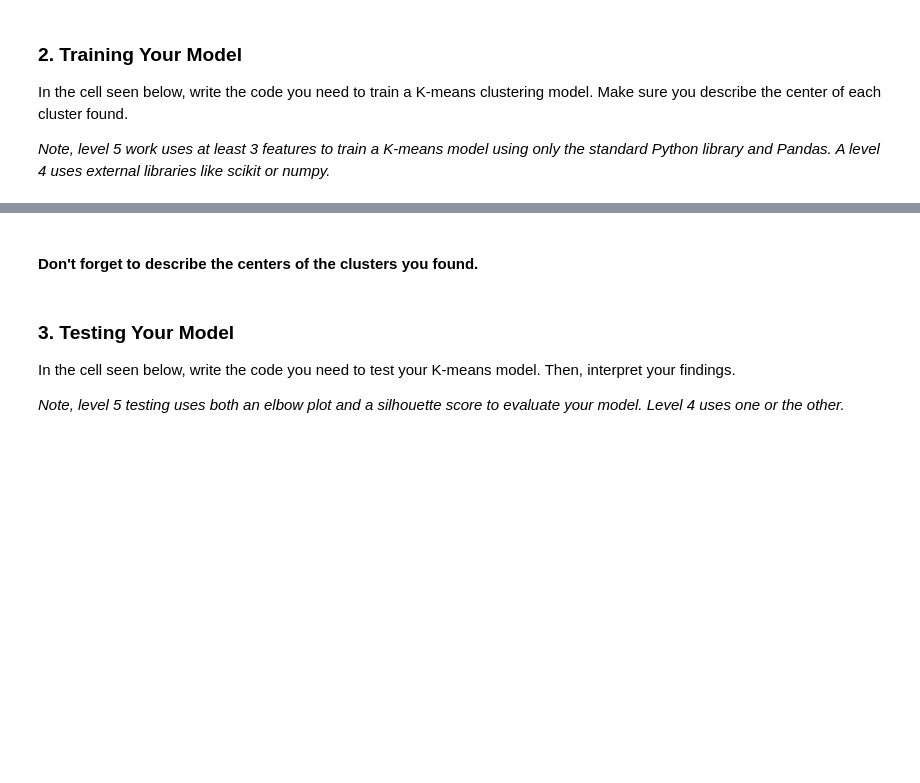
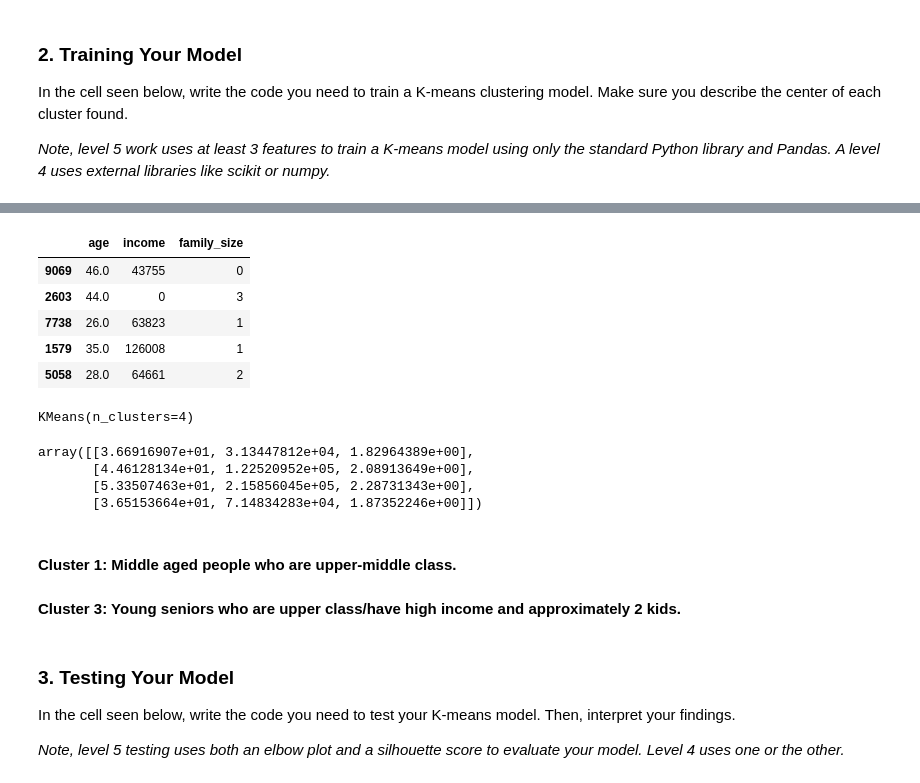
Before and after one commit to SSpindt/ML, a Jupyter notebook: Taco Bell/RFP_2_Template.ipynb, the cells around one changed output, grey strips where cells are left out. Saved outputs shown, nothing was run; the diff lists cells and outputs as text; code cells hidden in the pictures; blank space fills up the shorter version.

```diff
--- a/Taco Bell/RFP_2_Template.ipynb
+++ b/Taco Bell/RFP_2_Template.ipynb
@@ -53,5 +57,31 @@ In the cell seen below, write the code you need to train a K-means clustering mo
+# %%
+from sklearn.model_selection import train_test_split
+train_df, _ = train_test_split(df, test_size=0.3, random_state=42)
+train_df = train_df[["age", "income", "family_size"]]
+train_df.head()
+# %% [output]
+|  | age | income | family_size |
+| 9069 | 46.0 | 43755 | 0 |
+| 2603 | 44.0 | 0 | 3 |
+| 7738 | 26.0 | 63823 | 1 |
+| 1579 | 35.0 | 126008 | 1 |
+| 5058 | 28.0 | 64661 | 2 |
+# %%
+from sklearn.cluster import KMeans
+model = KMeans(n_clusters=4)
+model.fit(train_df)
+# %% [output]
+KMeans(n_clusters=4)
+# %%
+model.cluster_centers_
+# %% [output]
+array([[3.66916907e+01, 3.13447812e+04, 1.82964389e+00],
+       [4.46128134e+01, 1.22520952e+05, 2.08913649e+00],
+       [5.33507463e+01, 2.15856045e+05, 2.28731343e+00],
+       [3.65153664e+01, 7.14834283e+04, 1.87352246e+00]])
 # %% [markdown]
-#### Don't forget to describe the centers of the clusters you found.
+#### Cluster 1: Middle aged people who are upper-middle class.
+#### Cluster 3: Young seniors who are upper class/have high income and approximately 2 kids.
 # %% [markdown]
 ### 3. Testing Your Model
 In the cell seen below, write the code you need to test your K-means model. Then, interpret your findings.
```
Also changed, not shown: parts of 3 cells of this notebook.
